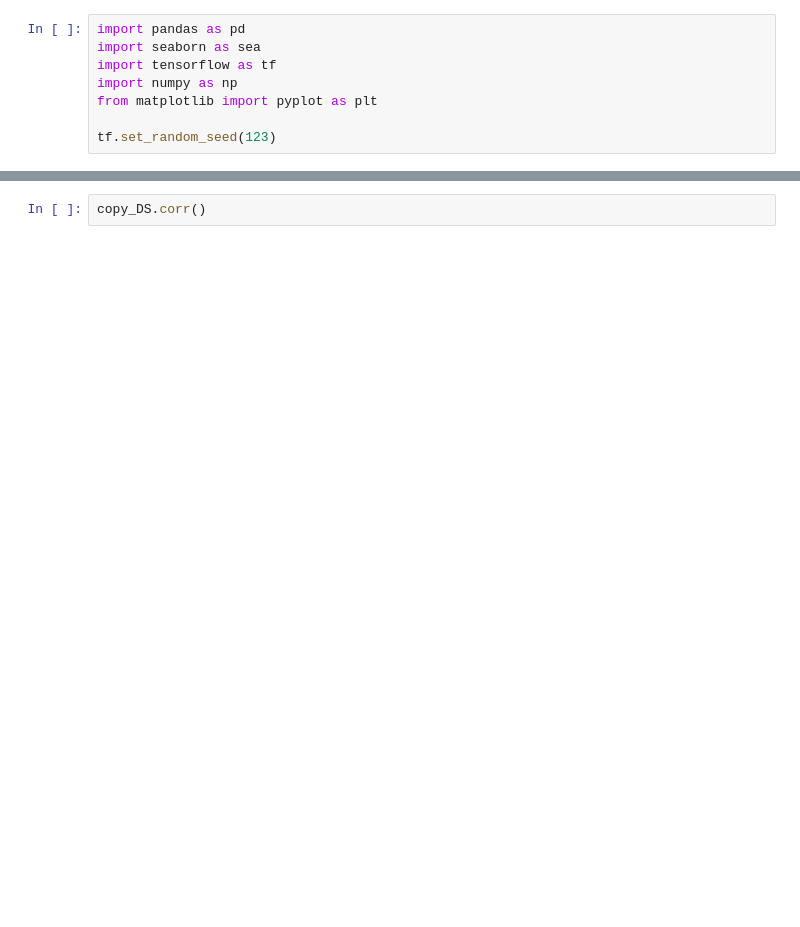
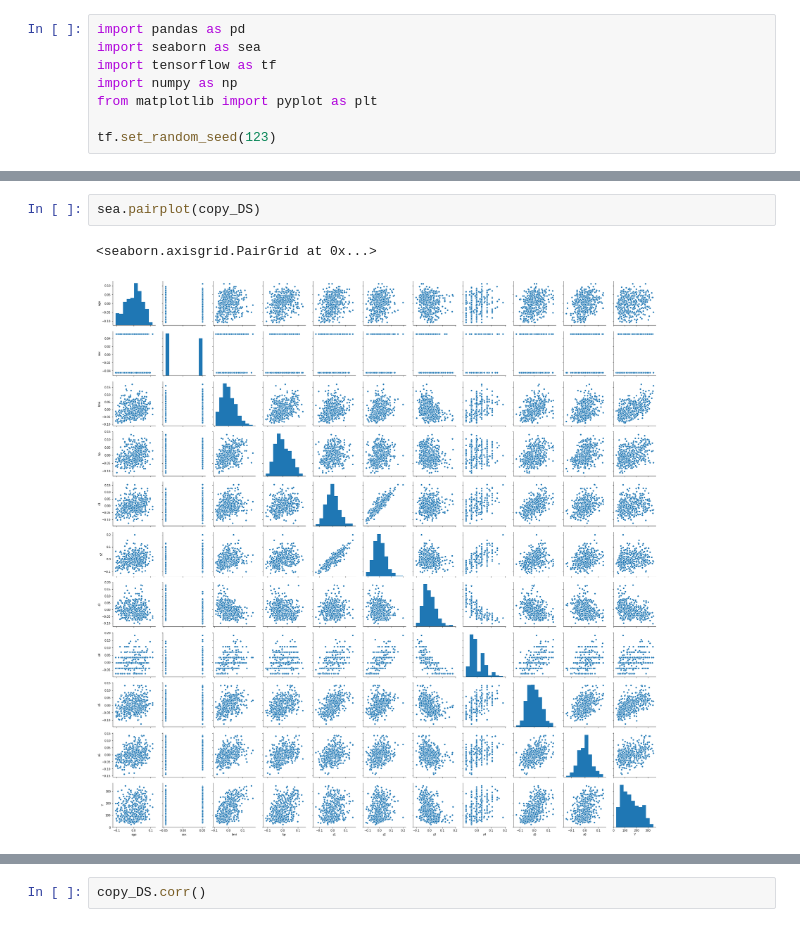
Before and after one commit to ann-2018-03/evaluacion-Lirb, a Jupyter notebook: Diabetes/Untitled.ipynb, the cells around one changed output, grey strips where cells are left out. Saved outputs shown, nothing was run; the diff lists cells and outputs as text; blank space fills up the shorter version.

```diff
--- a/Diabetes/Untitled.ipynb
+++ b/Diabetes/Untitled.ipynb
@@ -39,0 +13,5 @@ copy_DS.head()
+# %%
+sea.pairplot(copy_DS)
+# %% [output]
+<seaborn.axisgrid.PairGrid at 0x...>
+[figure, added]
```
Also changed, not shown: parts of 10 cells of this notebook.
